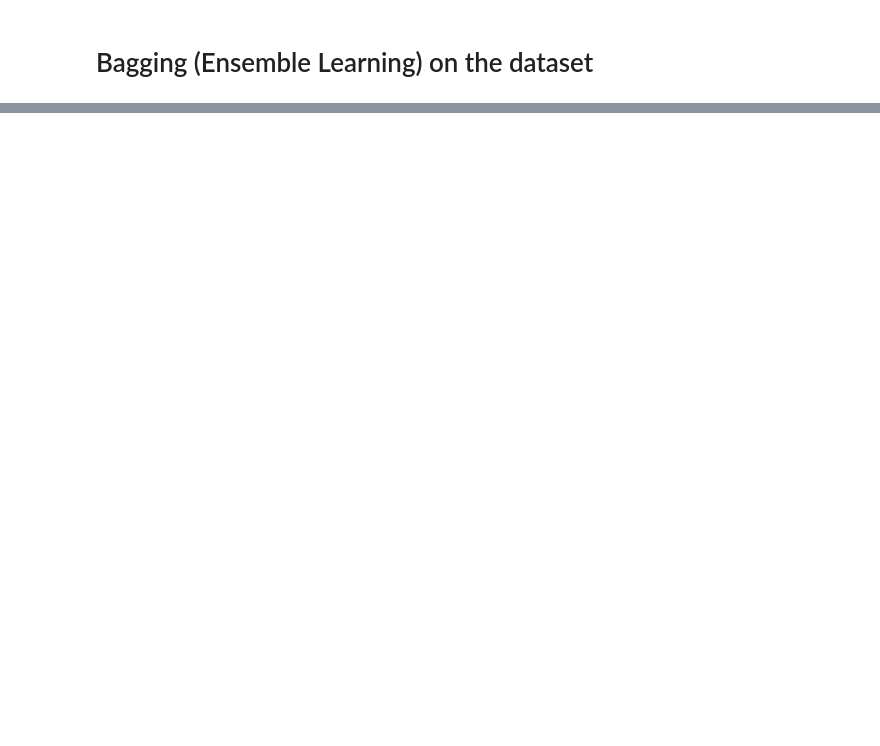
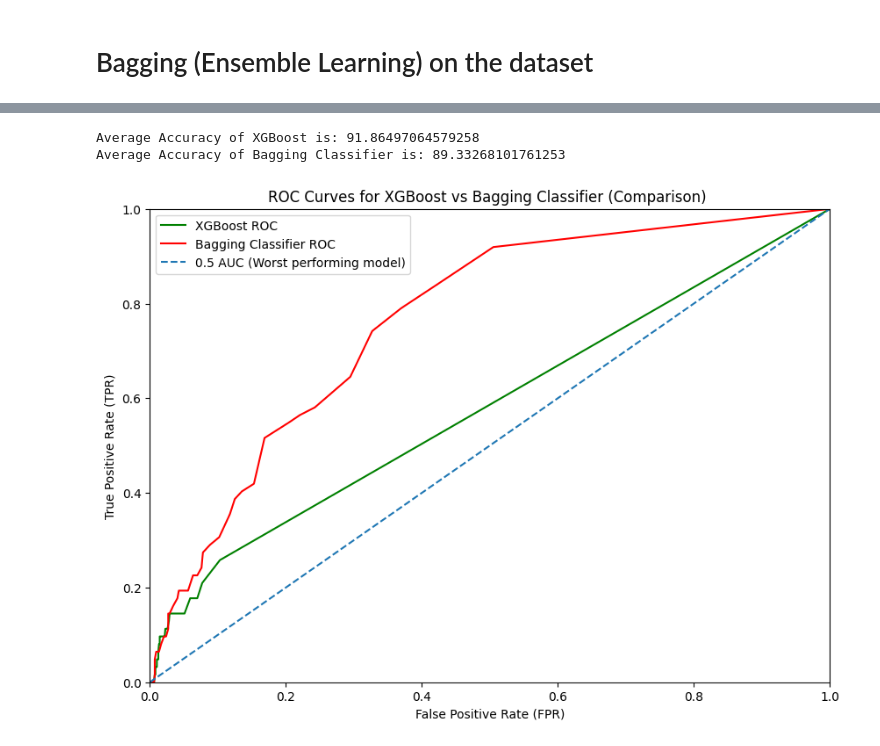
Before and after one commit to SarveshTikekar/CSL701-Machine-Learning, a Jupyter notebook: BaggingandBoosting.ipynb, the cells around one changed output, grey strips where cells are left out. Saved outputs shown, nothing was run; the diff lists cells and outputs as text; code cells hidden in the pictures; blank space fills up the shorter version.

```diff
--- a/BaggingandBoosting.ipynb
+++ b/BaggingandBoosting.ipynb
@@ -450,0 +490,66 @@ AUC ROC score is: 0.7563760080645161
+# %%
+X = data.drop(columns=['stroke'])
+y = data['stroke']
+
+X_train, X_test, y_train, y_test = train_test_split(X, y, shuffle=True, test_size=0.2, random_state=42)
+
+XGBmodel.fit(X_train, y_train)
+bagging_classifier_model.fit(X_train, y_train)
+
+y_pred_proba_xgb = XGBmodel.predict_proba(X_test)[:, 1]
+y_pred_proba_bcm = bagging_classifier_model.predict_proba(X_test)[:, 1]
+
+# To store results
+thresh = []
+tpr_xgb, fpr_xgb = [], []
+tpr_bcm, fpr_bcm = [], []
+acc_Xgb = np.asarray([])
+acc_Bcm = np.asarray([])
+
+threshold = 0
+incremental_rate = 0.01   # coarser step, adjust as needed
+
+while threshold <= 1:
+    # Predictions at this threshold
+    y_pred_xgb = (y_pred_proba_xgb >= threshold).astype(int)
+    y_pred_bcm = (y_pred_proba_bcm >= threshold).astype(int)
+
+    acc_Xgb = np.append(acc_Xgb, accuracy_score(y_test, y_pred_xgb))
+    acc_Bcm = np.append(acc_Bcm, accuracy_score(y_test, y_pred_bcm))
+
+    # Confusion matrices
+    tn_xgb, fp_xgb, fn_xgb, tp_xgb = confusion_matrix(y_test, y_pred_xgb).ravel()
+    tn_bcm, fp_bcm, fn_bcm, tp_bcm = confusion_matrix(y_test, y_pred_bcm).ravel()
+
+    # TPR = TP / (TP + FN), FPR = FP / (FP + TN)
+    tpr_xgb.append(tp_xgb / (tp_xgb + fn_xgb) if (tp_xgb + fn_xgb) > 0 else 0)
+    fpr_xgb.append(fp_xgb / (fp_xgb + tn_xgb) if (fp_xgb + tn_xgb) > 0 else 0)
+
+    tpr_bcm.append(tp_bcm / (tp_bcm + fn_bcm) if (tp_bcm + fn_bcm) > 0 else 0)
+    fpr_bcm.append(fp_bcm / (fp_bcm + tn_bcm) if (fp_bcm + tn_bcm) > 0 else 0)
+
+    thresh.append(threshold)
+    threshold += incremental_rate
+
+print(f"Average Accuracy of XGBoost is: {np.mean(acc_Xgb) * 100}")
+print(f"Average Accuracy of Bagging Classifier is: {np.mean(acc_Bcm) * 100}")
+
+# Plot ROC curves for both
+plt.figure(figsize=(10, 7))
+plt.plot(fpr_xgb, tpr_xgb, color="green", label="XGBoost ROC")
+plt.plot(fpr_bcm, tpr_bcm, color="red", label="Bagging Classifier ROC")
+plt.plot(linearLineX, linearLineY, '--', label="0.5 AUC (Worst performing model)")
+
+plt.xlabel("False Positive Rate (FPR)")
+plt.ylabel("True Positive Rate (TPR)")
+
+plt.xlim([0.0, 1.0])
+plt.ylim([0.0, 1.0])
+
+plt.title("ROC Curves for XGBoost vs Bagging Classifier (Comparison) ")
+plt.legend()
+plt.show()
+# %% [output]
+Average Accuracy of XGBoost is: 91.86497064579258
+Average Accuracy of Bagging Classifier is: 89.33268101761253
+[figure, added]
```
Also changed, not shown: parts of 8 cells of this notebook.
